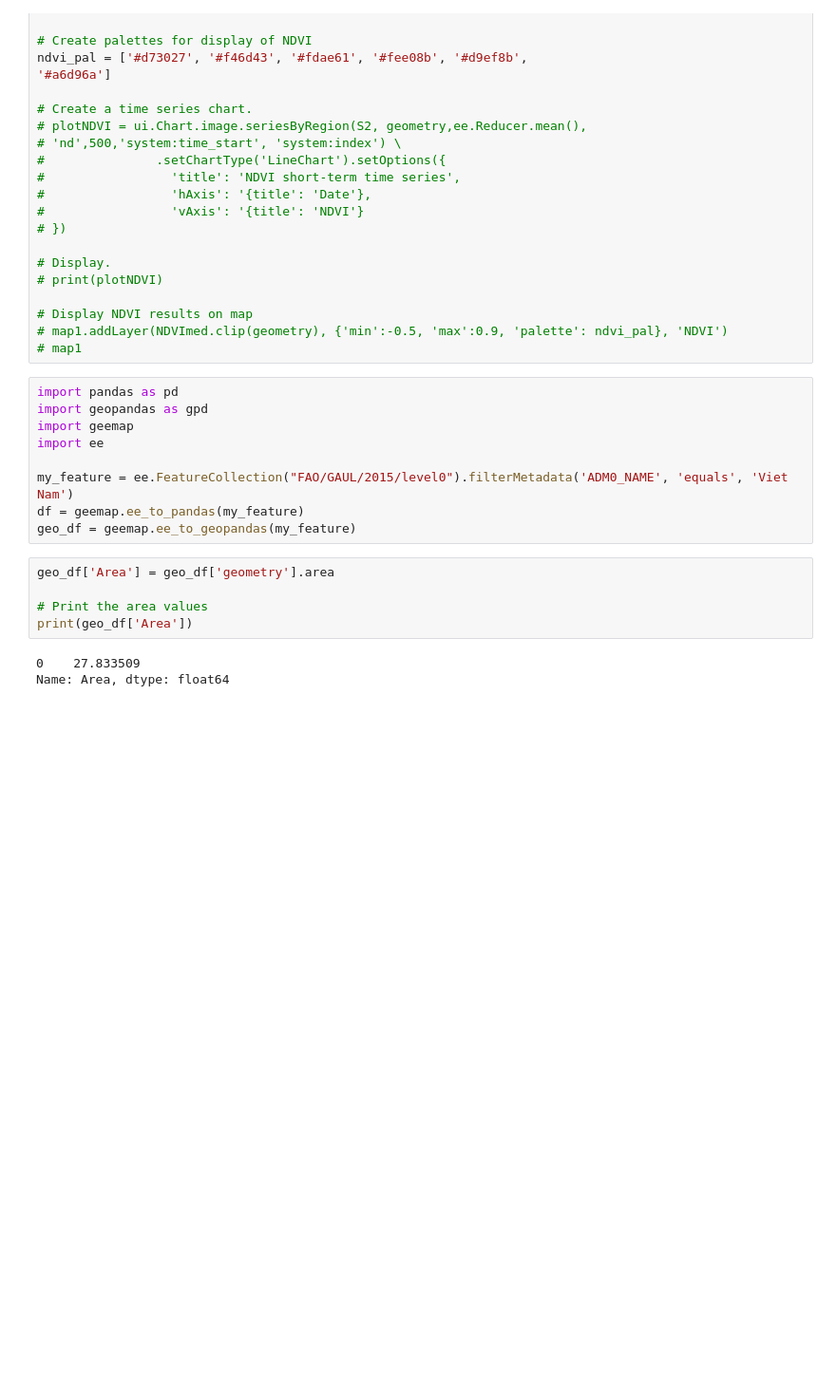
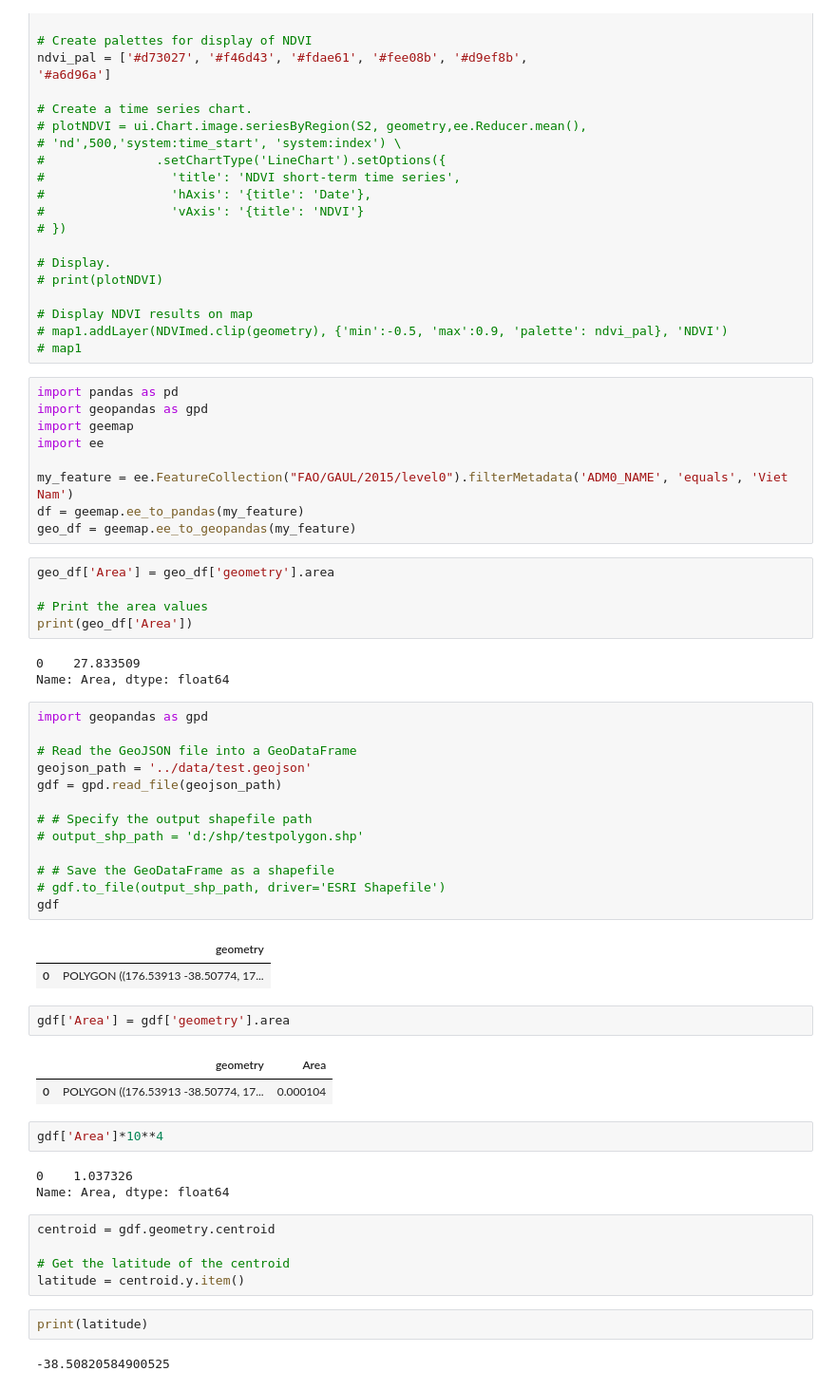
Before and after one commit to tnmthai/LincolnAgritech, a Jupyter notebook: pages/ndvi-1.ipynb, the cells around one changed output. Shown: that part at 95% size. Cells and saved outputs as stored; diff of their text form; blank space fills up the shorter version.

```diff
--- a/pages/ndvi-1.ipynb
+++ b/pages/ndvi-1.ipynb
@@ -357,3 +358,38 @@ print(geo_df['Area'])
 # %% [output]
 0    27.833509
 Name: Area, dtype: float64
+# %%
+import geopandas as gpd
+
+# Read the GeoJSON file into a GeoDataFrame
+geojson_path = '../data/test.geojson'
+gdf = gpd.read_file(geojson_path)
+
+# # Specify the output shapefile path
+# output_shp_path = 'd:/shp/testpolygon.shp'
+
+# # Save the GeoDataFrame as a shapefile
+# gdf.to_file(output_shp_path, driver='ESRI Shapefile')
+gdf
+# %% [output]
+|  | geometry |
+| 0 | POLYGON ((176.53913 -38.50774, 17... |
+# %%
+gdf['Area'] = gdf['geometry'].area
+# %% [output]
+|  | geometry | Area |
+| 0 | POLYGON ((176.53913 -38.50774, 17... | 0.000104 |
+# %%
+gdf['Area']*10**4
+# %% [output]
+0    1.037326
+Name: Area, dtype: float64
+# %%
+centroid = gdf.geometry.centroid
+
+# Get the latitude of the centroid
+latitude = centroid.y.item()
+# %%
+print(latitude)
+# %% [output]
+-38.50820584900525
```
Also changed, not shown: parts of 3 cells of this notebook, 2 other files.
